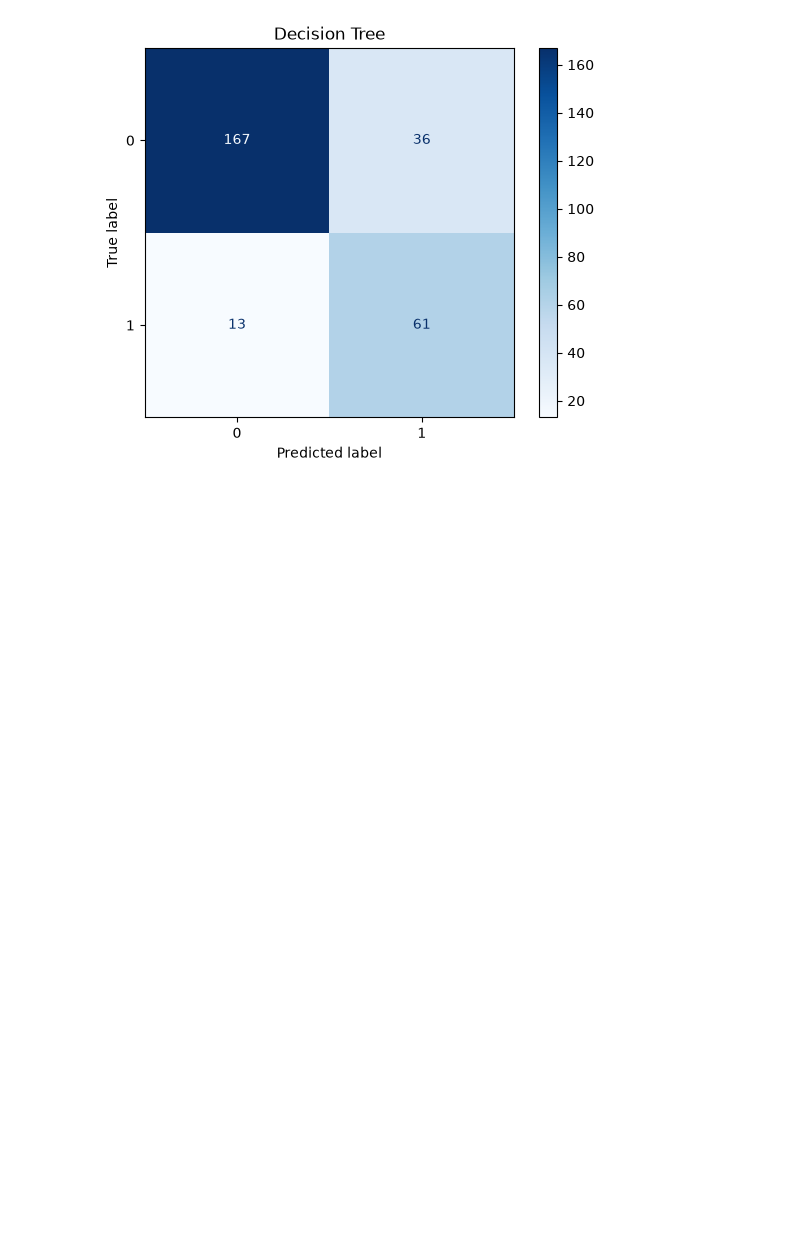
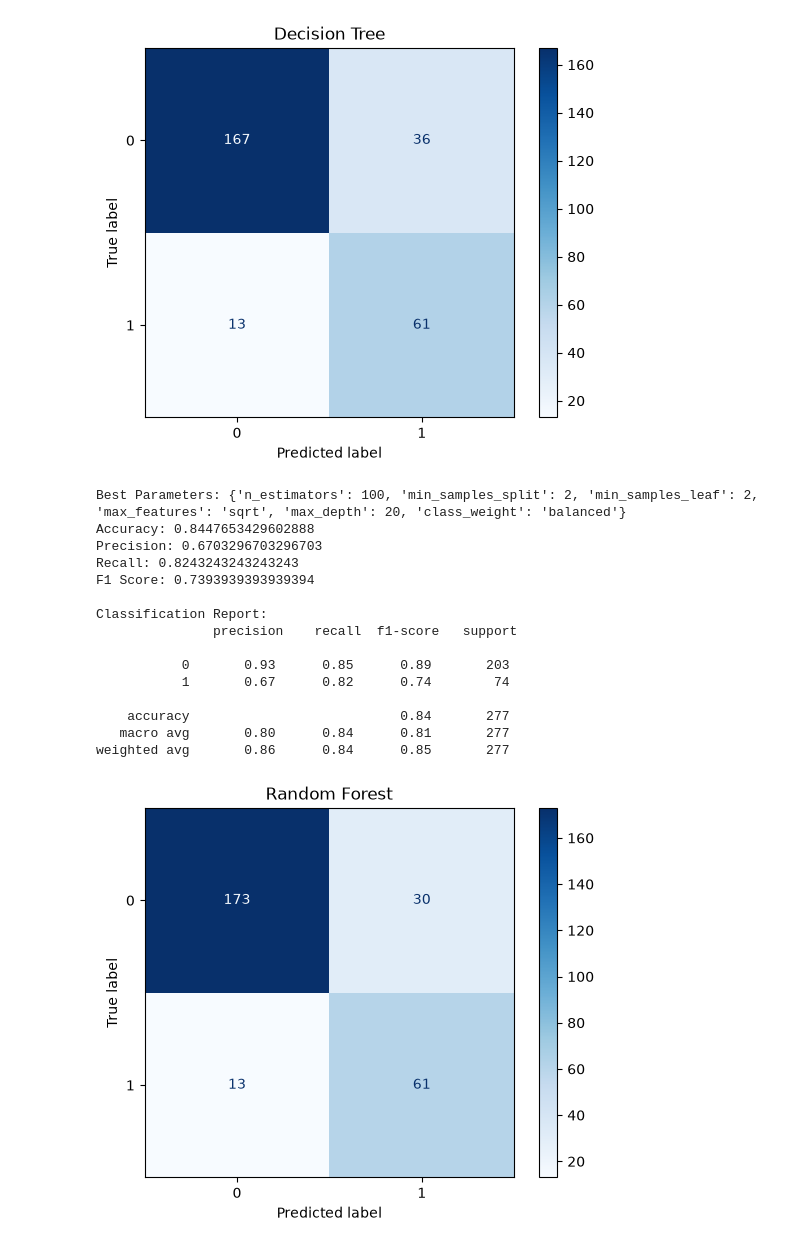
Before and after one commit to samifahim07/PROHORI--Intelligent-Disaster-Risk-Monitoring-Early-Warning-System-, a Jupyter notebook: susceptibility_training_table.ipynb, the cells around one changed output. Saved outputs shown, nothing was run; the diff lists cells and outputs as text; code cells hidden in the pictures; blank space fills up the shorter version.

```diff
--- a/susceptibility_training_table.ipynb
+++ b/susceptibility_training_table.ipynb
@@ -323,3 +323,49 @@ Classification Report:
    macro avg       0.78      0.82      0.79       277
 weighted avg       0.85      0.82      0.83       277
 [figure]
+# %%
+search = RandomizedSearchCV(
+    RandomForestClassifier(random_state=42, n_jobs=-1),
+    {
+        "n_estimators": [100, 200, 300, 500],
+        "max_depth": [5, 10, 15, 20, None],
+        "min_samples_split": [2, 5, 10],
+        "min_samples_leaf": [1, 2, 4],
+        "max_features": ["sqrt", "log2"],
+        "class_weight": [None, "balanced", "balanced_subsample"]
+    },
+    n_iter=20, cv=5, scoring="f1",
+    n_jobs=-1, random_state=42
+)
+
+search.fit(X_train, y_train)
+
+y_pred = search.best_estimator_.predict(X_test)
+
+print("Best Parameters:", search.best_params_)
+print("Accuracy:", accuracy_score(y_test, y_pred))
+print("Precision:", precision_score(y_test, y_pred, zero_division=0))
+print("Recall:", recall_score(y_test, y_pred, zero_division=0))
+print("F1 Score:", f1_score(y_test, y_pred, zero_division=0))
+print("\nClassification Report:\n", classification_report(y_test, y_pred, zero_division=0))
+
+ConfusionMatrixDisplay.from_predictions(y_test, y_pred, cmap="Blues")
+plt.title("Random Forest")
+plt.show()
+# %% [output]
+Best Parameters: {'n_estimators': 100, 'min_samples_split': 2, 'min_samples_leaf': 2, 'max_features': 'sqrt', 'max_depth': 20, 'class_weight': 'balanced'}
+Accuracy: 0.8447653429602888
+Precision: 0.6703296703296703
+Recall: 0.8243243243243243
+F1 Score: 0.7393939393939394
+
+Classification Report:
+               precision    recall  f1-score   support
+
+           0       0.93      0.85      0.89       203
+           1       0.67      0.82      0.74        74
+
+    accuracy                           0.84       277
+   macro avg       0.80      0.84      0.81       277
+weighted avg       0.86      0.84      0.85       277
+[figure, added]
```
